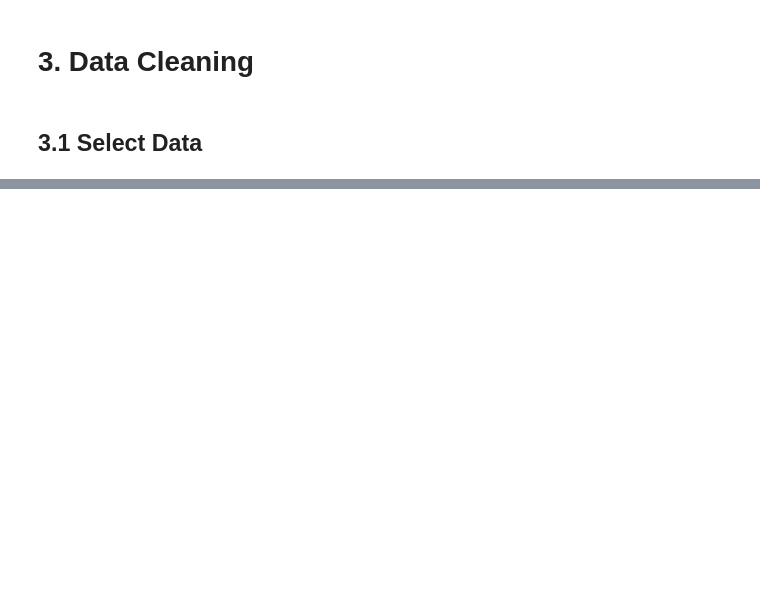
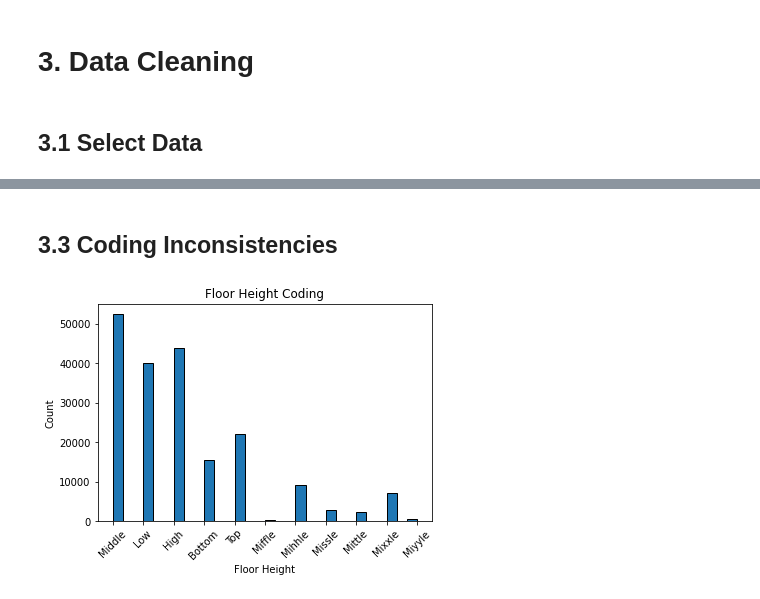
Before and after one commit to YuanhangHou/aws-instance-duplicate, a Jupyter notebook: ITERATION 4 BDAS.ipynb, the cells around one changed output, grey strips where cells are left out. Cells and saved outputs as stored; diff of their text form; code cells hidden in the pictures; blank space fills up the shorter version.

```diff
--- a/ITERATION 4 BDAS.ipynb
+++ b/ITERATION 4 BDAS.ipynb
@@ -327,0 +309,6 @@ The shape of the DataFrame is: (197129, 26)
+# %%
+#Extract last two characters from the floor attribute
+from pyspark.sql.functions import substring
+df = df.withColumn('Floor Number', substring(df['floor'], -2, 2))
+
+df.select('floor', 'Floor Number').show(5)
@@ -327,0 +390,9 @@ The shape of the DataFrame is: (197129, 26)
+# %%
+# had to merge datasets before 3.3
+
+#first need to change attribute name of 'ID' to 'id' to match the two datasets
+df_missing = df_missing.withColumnRenamed('ID', 'id')
+df_missing.show(10)
+
+#join the two dataframes using id
+df = df.join(df_missing, "id", "inner")
@@ -327,0 +417,9 @@ The shape of the DataFrame is: (197129, 26)
+# %%
+#check null values in the integrated dateframe
+null_counts = df.select([sum(col(c).isNull().cast("int")).alias(c) for c in df.columns])
+null_counts.show()
+
+#There appears to be null values in Floor Height English
+df = df.dropna()
+null_counts = df.select([sum(col(c).isNull().cast("int")).alias(c) for c in df.columns])
+null_counts.show()
@@ -327,0 +438,16 @@ The shape of the DataFrame is: (197129, 26)
+# %% [markdown]
+## 3.3 Coding Inconsistencies
+# %%
+# check coding inconsistency in Floor Height English
+pdf = df.toPandas()
+
+plt.hist(pdf['Floor Height English'], bins=30, edgecolor='black')
+
+# Customize the plot
+plt.title('Floor Height Coding')
+plt.xlabel('Floor Height')
+plt.ylabel('Count')
+plt.xticks(rotation=45)
+plt.show()
+# %% [output]
+[figure, added]
```
Also changed, not shown: parts of 26 cells of this notebook.
